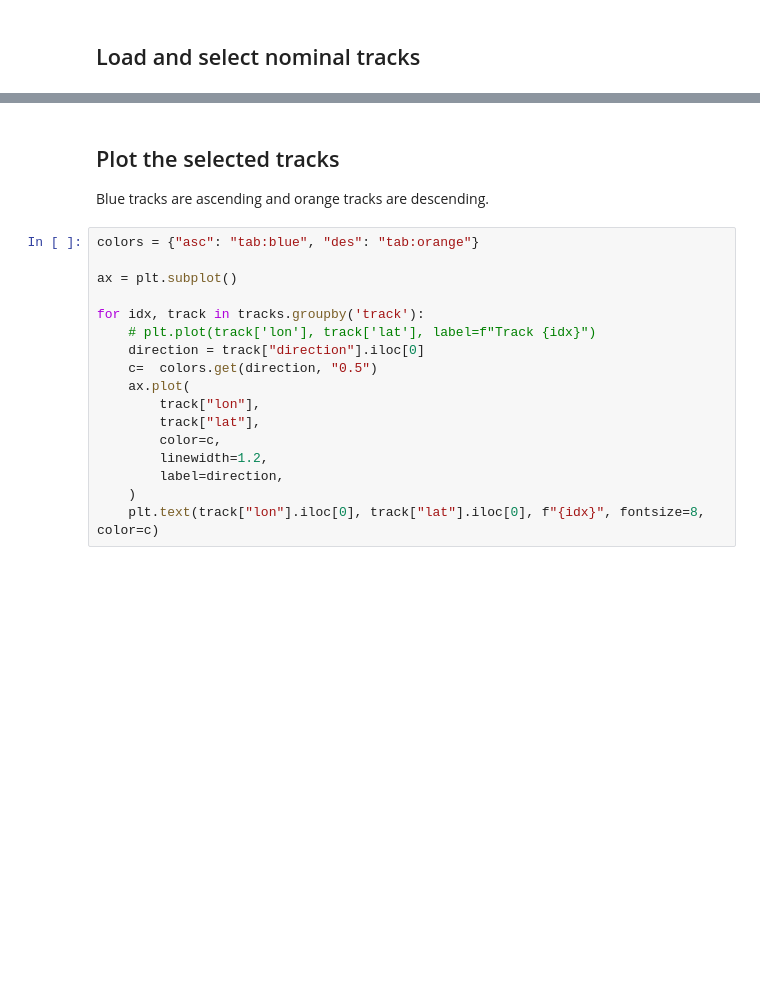
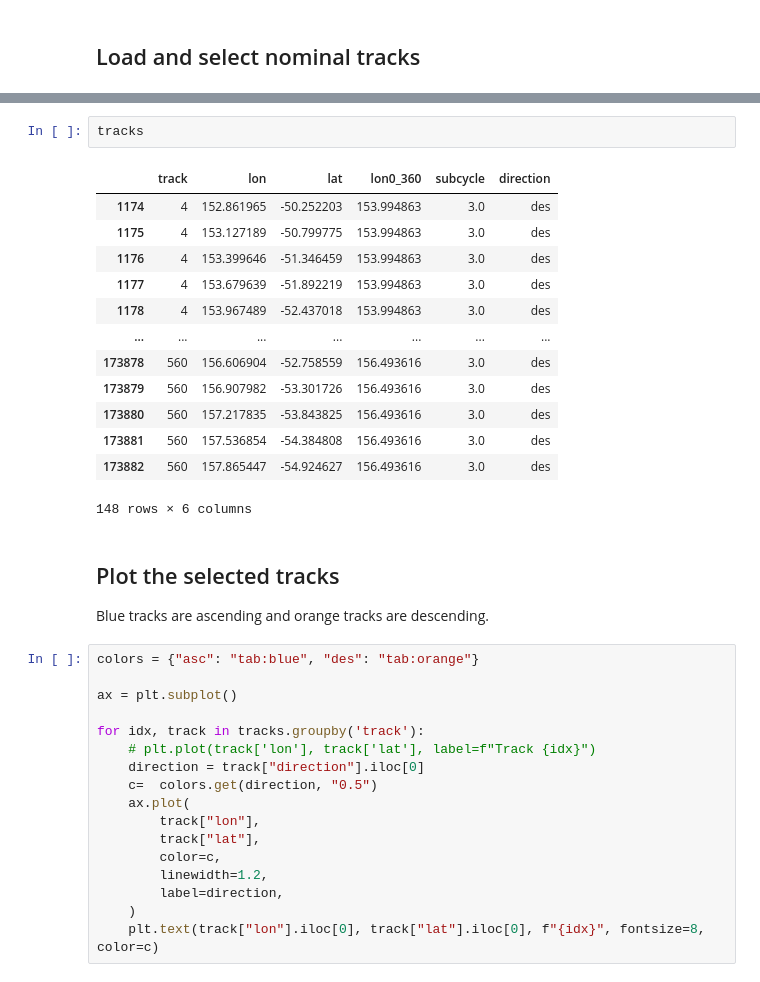
Before and after one commit to treden/satpass, a Jupyter notebook: examples/plot_nominal_tracks.ipynb, the cells around one changed output, grey strips where cells are left out. Saved outputs shown, nothing was run; the diff lists cells and outputs as text; blank space fills up the shorter version.

```diff
--- a/examples/plot_nominal_tracks.ipynb
+++ b/examples/plot_nominal_tracks.ipynb
@@ -49,3 +47,19 @@ Selected points: 6,043
+# %%
+tracks
+# %% [output]
+|  | track | lon | lat | lon0_360 | subcycle | direction |
+| 1174 | 4 | 152.861965 | -50.252203 | 153.994863 | 3.0 | des |
+| 1175 | 4 | 153.127189 | -50.799775 | 153.994863 | 3.0 | des |
+| 1176 | 4 | 153.399646 | -51.346459 | 153.994863 | 3.0 | des |
+| 1177 | 4 | 153.679639 | -51.892219 | 153.994863 | 3.0 | des |
+| 1178 | 4 | 153.967489 | -52.437018 | 153.994863 | 3.0 | des |
+| ... | ... | ... | ... | ... | ... | ... |
+| 173878 | 560 | 156.606904 | -52.758559 | 156.493616 | 3.0 | des |
+| 173879 | 560 | 156.907982 | -53.301726 | 156.493616 | 3.0 | des |
+| 173880 | 560 | 157.217835 | -53.843825 | 156.493616 | 3.0 | des |
+| 173881 | 560 | 157.536854 | -54.384808 | 156.493616 | 3.0 | des |
+| 173882 | 560 | 157.865447 | -54.924627 | 156.493616 | 3.0 | des |
+148 rows × 6 columns
 # %% [markdown]
 ## Plot the selected tracks
 
```
Also changed, not shown: parts of 4 cells of this notebook, 1 other file.
